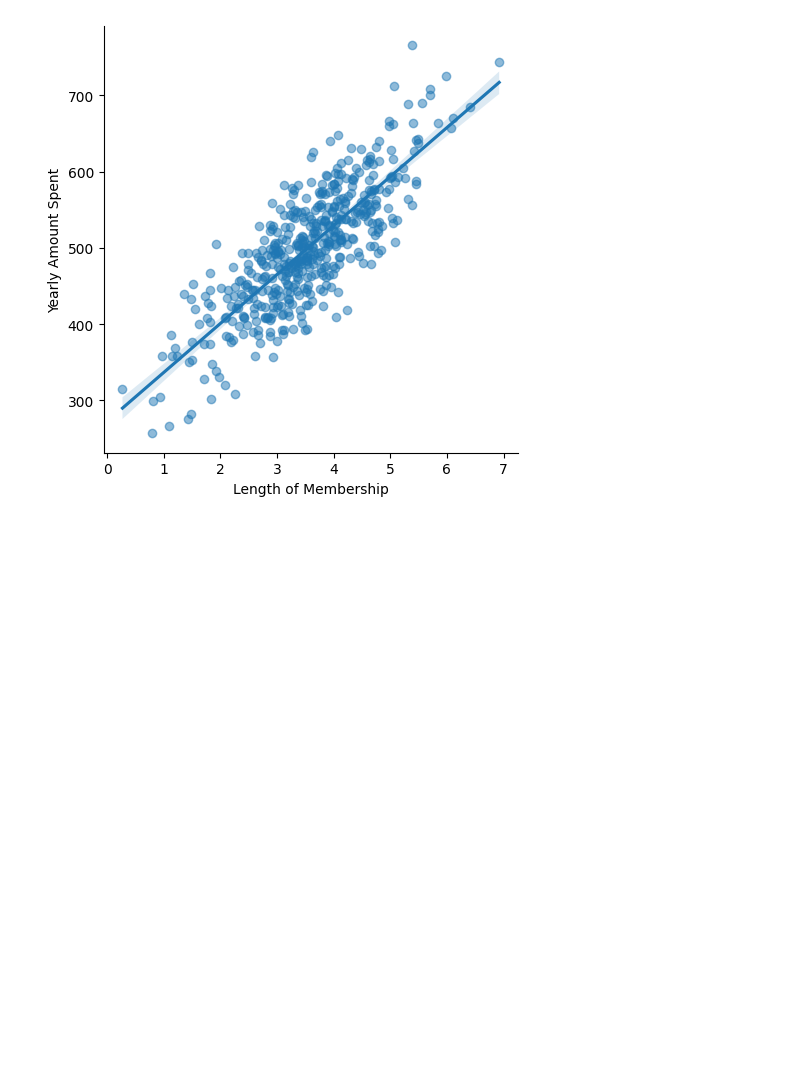
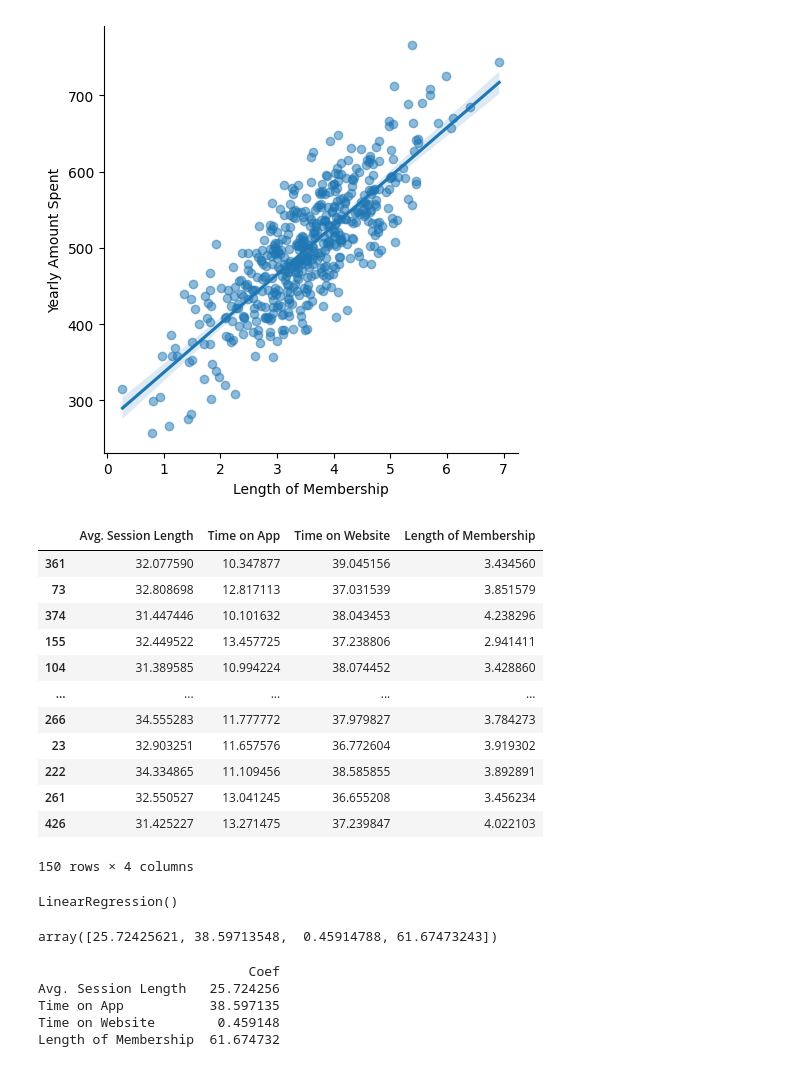
Before and after one commit to AhmedDoesECE/linear-regression-project, a Jupyter notebook: Linear Regression Project.ipynb, the cells around one changed output. Cells and saved outputs as stored; diff of their text form; code cells hidden in the pictures; blank space fills up the shorter version.

Commit message:
Training model

```diff
--- a/Linear Regression Project.ipynb
+++ b/Linear Regression Project.ipynb
@@ -94,6 +94,22 @@ sns.lmplot(
 from sklearn.model_selection import train_test_split
 # %%
 X = df[["Avg. Session Length", "Time on App", "Time on Website", "Length of Membership"]]
-Y = df["Yearly Amount Spent"]
+y = df["Yearly Amount Spent"]
 # %%
-X_train, X_test, Y_train, y_test =
+X_train, X_test, y_train, y_test = train_test_split(X, y, test_size=0.3, random_state = 42)
+# %%
+X_test
+# %% [output]
+|  | Avg. Session Length | Time on App | Time on Website | Length of Membership |
+| 361 | 32.077590 | 10.347877 | 39.045156 | 3.434560 |
+| 73 | 32.808698 | 12.817113 | 37.031539 | 3.851579 |
+| 374 | 31.447446 | 10.101632 | 38.043453 | 4.238296 |
+| 155 | 32.449522 | 13.457725 | 37.238806 | 2.941411 |
+| 104 | 31.389585 | 10.994224 | 38.074452 | 3.428860 |
+| ... | ... | ... | ... | ... |
+| 266 | 34.555283 | 11.777772 | 37.979827 | 3.784273 |
+| 23 | 32.903251 | 11.657576 | 36.772604 | 3.919302 |
+| 222 | 34.334865 | 11.109456 | 38.585855 | 3.892891 |
+| 261 | 32.550527 | 13.041245 | 36.655208 | 3.456234 |
+| 426 | 31.425227 | 13.271475 | 37.239847 | 4.022103 |
+150 rows × 4 columns
@@ -99,0 +120,17 @@ X_train, X_test, Y_train, y_test =
+# %%
+lm.fit(X_train, y_train)
+# %% [output]
+LinearRegression()
+# %%
+lm.coef_
+# %% [output]
+array([25.72425621, 38.59713548,  0.45914788, 61.67473243])
+# %%
+cdf = pd.DataFrame(lm.coef_, X.columns, columns=['Coef'])
+print(cdf)
+# %% [output]
+                           Coef
+Avg. Session Length   25.724256
+Time on App           38.597135
+Time on Website        0.459148
+Length of Membership  61.674732
```
Also changed, not shown: parts of 2 cells of this notebook.
